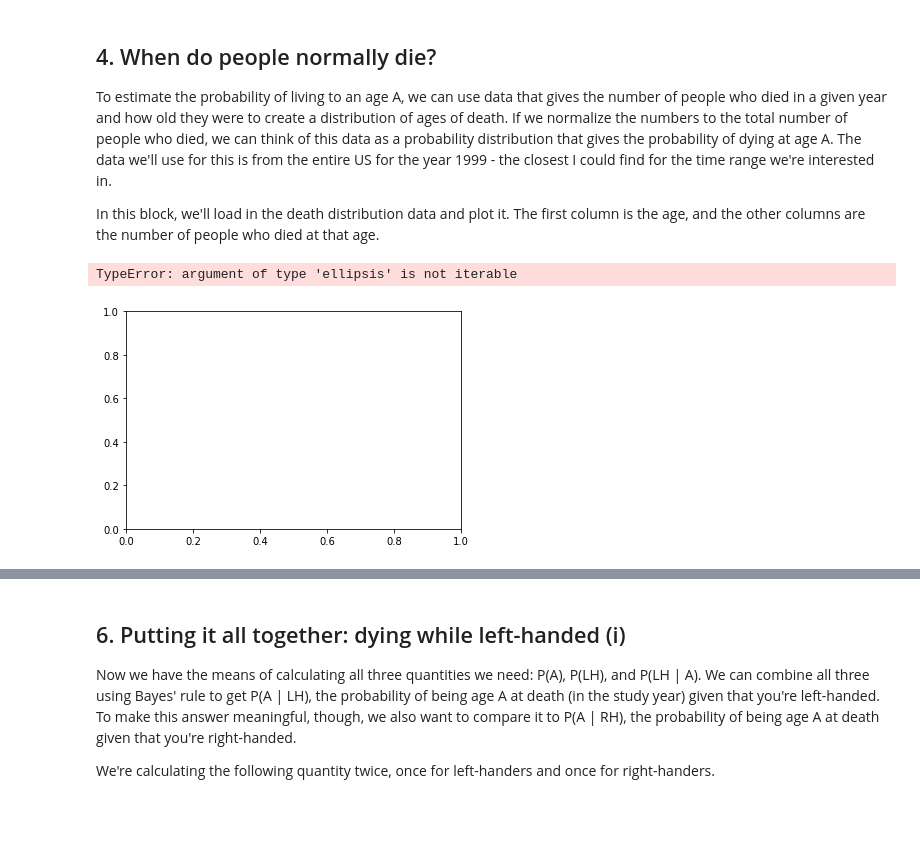
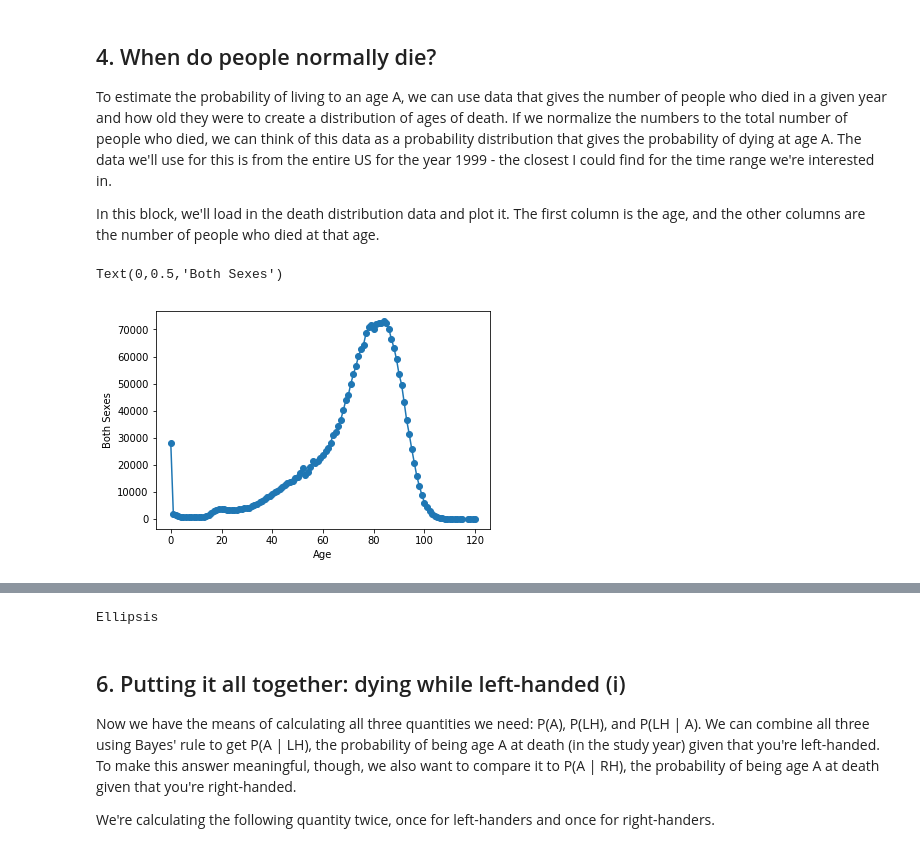
Before and after one commit to anishreddy3/left_hand_vs_right_hand_mortality, a Jupyter notebook: notebook.ipynb, the cells around one changed output, grey strips where cells are left out. Drawn from its saved outputs; the diff is of its cells as text; code cells hidden in the pictures; blank space fills up the shorter version.

```diff
--- a/notebook.ipynb
+++ b/notebook.ipynb
@@ -83,21 +83,21 @@ def P_lh_given_A(ages_of_death, study_year = 1990):
 # %%
 # Death distribution data for the United States in 1999
 data_url_2 = "https://gist.githubusercontent.com/mbonsma/2f4076aab6820ca1807f4e29f75f18ec/raw/62f3ec07514c7e31f5979beeca86f19991540796/cdc_vs00199_table310.tsv"
 
 # load death distribution data
-# ... YOUR CODE FOR TASK 4 ...
+death_distribution_data = pd.read_csv(data_url_2, sep = '\t', skiprows=[1])
 
 # drop NaN values from the `Both Sexes` column
-# ... YOUR CODE FOR TASK 4 ...
+death_distribution_data.dropna(subset = ['Both Sexes'], inplace = True)
 
 # plot number of people who died as a function of age
 fig, ax = plt.subplots()
-ax.plot(..., ..., data = ..., marker='o') # plot 'Both Sexes' vs. 'Age'
-ax.set_xlabel(...)
-ax.set_ylabel(...)
+ax.plot('Age', 'Both Sexes', data = death_distribution_data, marker='o') # plot 'Both Sexes' vs. 'Age'
+ax.set_xlabel('Age')
+ax.set_ylabel('Both Sexes')
 # %% [output]
-TypeError: argument of type 'ellipsis' is not iterable
+Text(0,0.5,'Both Sexes')
-[figure, old version]
+[figure, new version]
 # %% [markdown]
 ## 5. The overall probability of left-handedness
 <p>In the previous code block we loaded data to give us P(A), and now we need P(LH). P(LH) is the probability that a person who died in our particular study year is left-handed, assuming we know nothing else about them. This is the average left-handedness in the population of deceased people, and we can calculate it by summing up all of the left-handedness probabilities for each age, weighted with the number of deceased people at each age, then divided by the total number of deceased people to get a probability. In equation form, this is what we're calculating, where N(A) is the number of people who died at age A (given by the dataframe <code>death_distribution_data</code>):</p>
@@ -113,6 +113,8 @@ def P_lh(death_distribution_data, study_year = 1990): # sum over P_lh for each a
     return ... # normalize to total number of people (sum of death_distribution_data['Both Sexes'])
 
 print(P_lh(death_distribution_data))
+# %% [output]
+Ellipsis
 # %% [markdown]
 ## 6. Putting it all together: dying while left-handed (i)
 <p>Now we have the means of calculating all three quantities we need: P(A), P(LH), and P(LH | A). We can combine all three using Bayes' rule to get P(A | LH), the probability of being age A at death (in the study year) given that you're left-handed. To make this answer meaningful, though, we also want to compare it to P(A | RH), the probability of being age A at death given that you're right-handed. </p>
```
Also changed, not shown: parts of 2 cells of this notebook.
